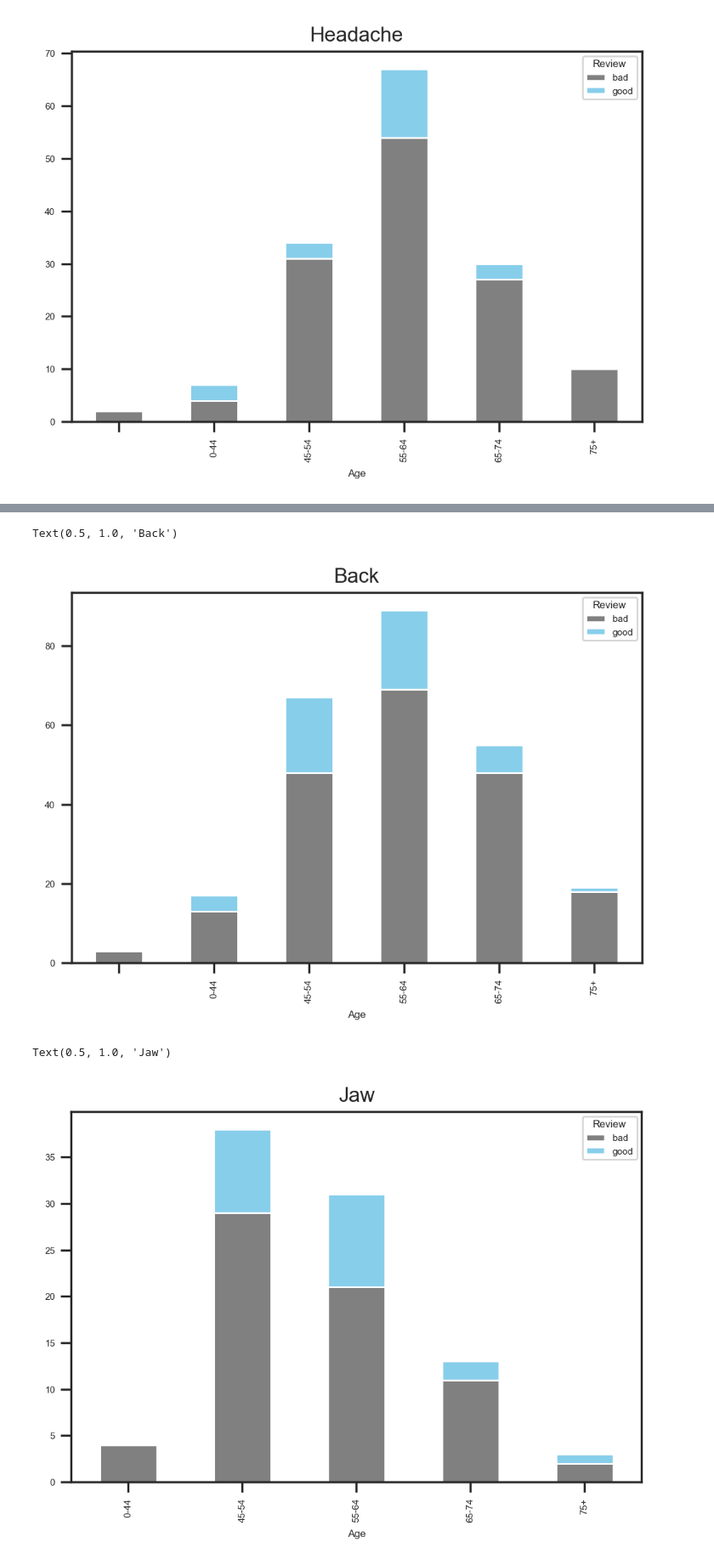
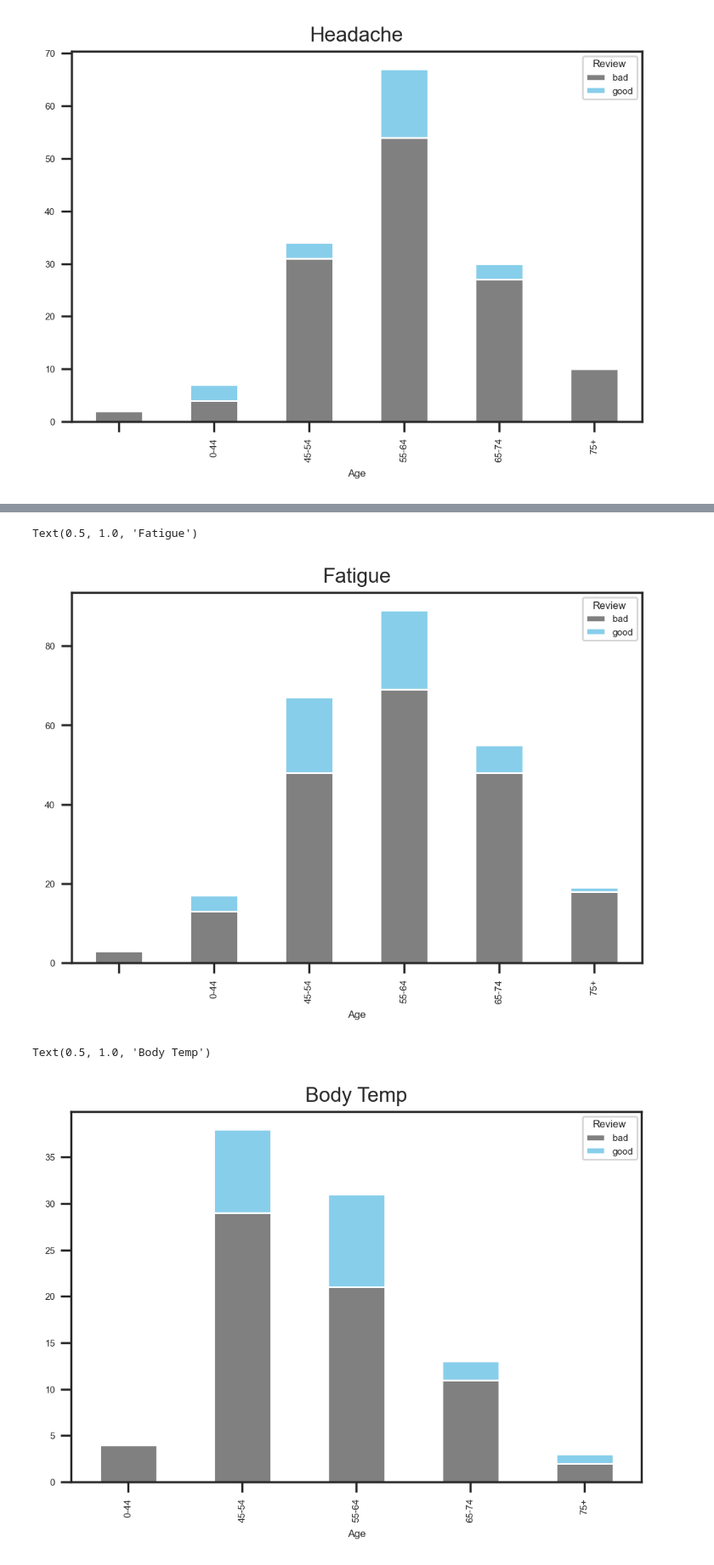
Before and after one commit to woonsupkim/DrugReview, a Jupyter notebook: Woon_after_Classification.ipynb, the cells around one changed output, grey strips where cells are left out. Shown at 85% size. Saved outputs shown, nothing was run; the diff lists cells and outputs as text; code cells hidden in the pictures.

```diff
--- a/Woon_after_Classification.ipynb
+++ b/Woon_after_Classification.ipynb
@@ -597,15 +597,15 @@ Text(0.5, 1.0, 'FLu')
 df_plot = df_fatigue.groupby(['Age', 'Review']).size().reset_index().pivot(columns='Review', index='Age', values=0)
 #df_plot
 df_plot.plot(kind='bar', stacked=True, color=["gray", "skyblue"])
-plt.title('Back', fontsize=12)
+plt.title('Fatigue', fontsize=12)
 # %% [output]
-Text(0.5, 1.0, 'Back')
+Text(0.5, 1.0, 'Fatigue')
-[figure, old version]
+[figure, new version]
 # %%
 df_plot = df_bodytemp.groupby(['Age', 'Review']).size().reset_index().pivot(columns='Review', index='Age', values=0)
 #df_plot
 df_plot.plot(kind='bar', stacked=True, color=["gray", "skyblue"])
-plt.title('Jaw', fontsize=12)
+plt.title('Body Temp', fontsize=12)
 # %% [output]
-Text(0.5, 1.0, 'Jaw')
+Text(0.5, 1.0, 'Body Temp')
-[figure, old version]
+[figure, new version]
```
Also changed, not shown: parts of 8 cells of this notebook.
